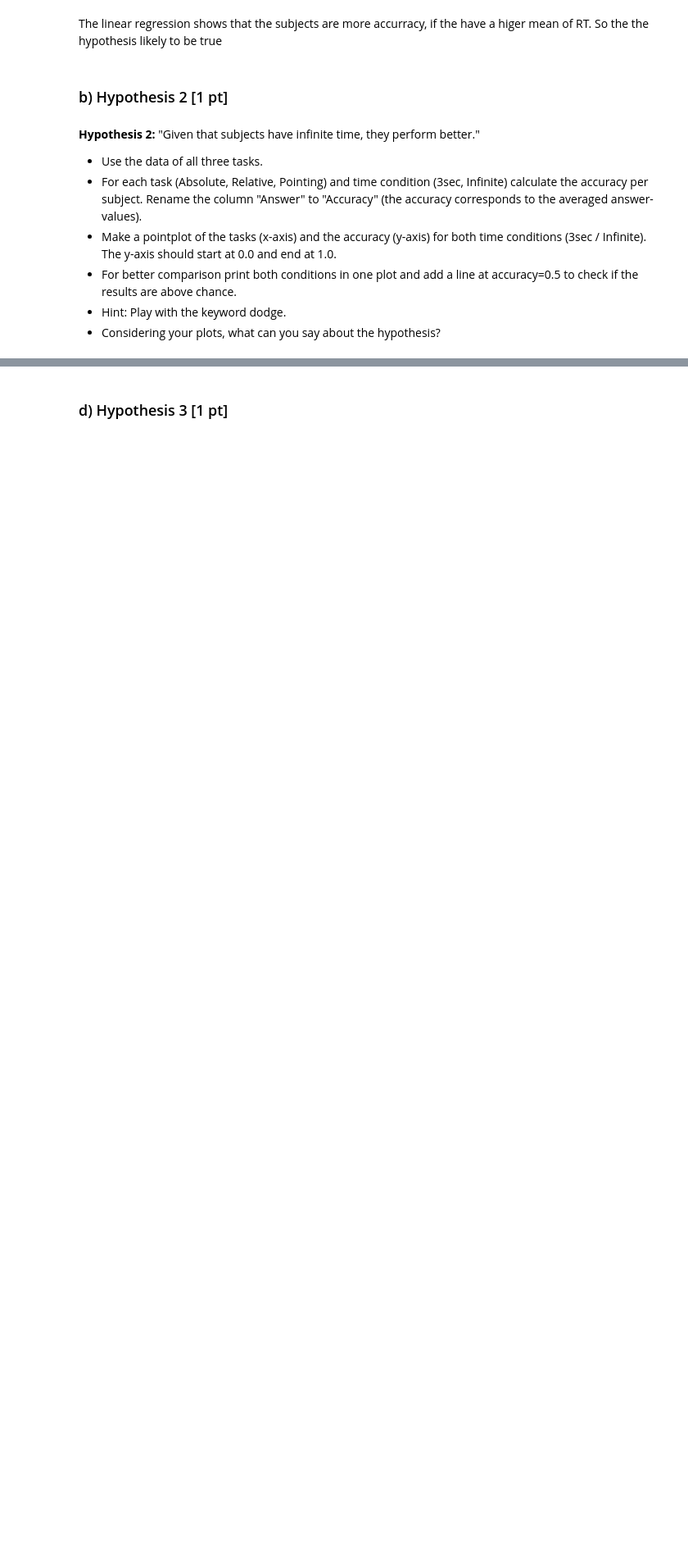
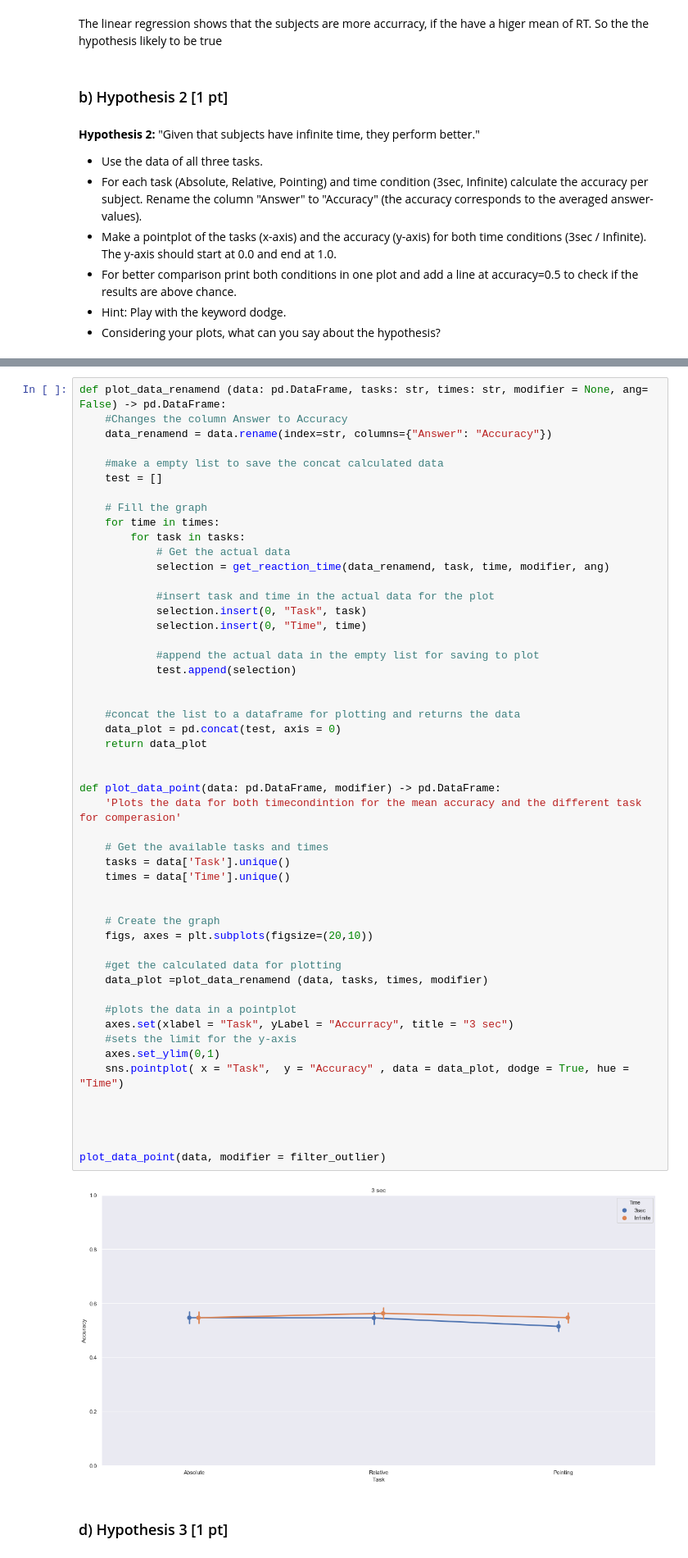
Before and after one commit to NBP-ACC/week-5-acc_2, a Jupyter notebook: sheet03.ipynb, the cells around one changed output, grey strips where cells are left out. Shown at 82% size. Saved outputs shown, nothing was run; the diff lists cells and outputs as text; blank space fills up the shorter version.

Commit message:
Get the data renamend  and calculate in a function

```diff
--- a/sheet03.ipynb
+++ b/sheet03.ipynb
@@ -297,3 +246,56 @@ plot_data_point(data, modifier = filter_outlier)
+# %%
+def plot_data_renamend (data: pd.DataFrame, tasks: str, times: str, modifier = None, ang= False) -> pd.DataFrame:
+    #Changes the column Answer to Accuracy
+    data_renamend = data.rename(index=str, columns={"Answer": "Accuracy"})
+
+    #make a empty list to save the concat calculated data
+    test = []
+
+    # Fill the graph
+    for time in times:
+        for task in tasks:
+            # Get the actual data
+            selection = get_reaction_time(data_renamend, task, time, modifier, ang)
+
+            #insert task and time in the actual data for the plot
+            selection.insert(0, "Task", task)
+            selection.insert(0, "Time", time)
+
+            #append the actual data in the empty list for saving to plot
+            test.append(selection)
+
+
+    #concat the list to a dataframe for plotting and returns the data
+    data_plot = pd.concat(test, axis = 0)
+    return data_plot
+
+
+def plot_data_point(data: pd.DataFrame, modifier) -> pd.DataFrame:
+    'Plots the data for both timecondintion for the mean accuracy and the different task for comperasion'
+
+    # Get the available tasks and times
+    tasks = data['Task'].unique()
+    times = data['Time'].unique()
+
+
+    # Create the graph
+    figs, axes = plt.subplots(figsize=(20,10))
+
+    #get the calculated data for plotting
+    data_plot =plot_data_renamend (data, tasks, times, modifier)
+
+    #plots the data in a pointplot
+    axes.set(xlabel = "Task", yLabel = "Accurracy", title = "3 sec")
+    #sets the limit for the y-axis
+    axes.set_ylim(0,1)
+    sns.pointplot( x = "Task",  y = "Accuracy" , data = data_plot, dodge = True, hue = "Time")
+
+
+
+
+plot_data_point(data, modifier = filter_outlier)
+# %% [output]
+[figure, added]
 # %% [markdown]
 ### d) Hypothesis 3 [1 pt]
 # %% [markdown]
```
Also changed, not shown: parts of 5 cells of this notebook.
